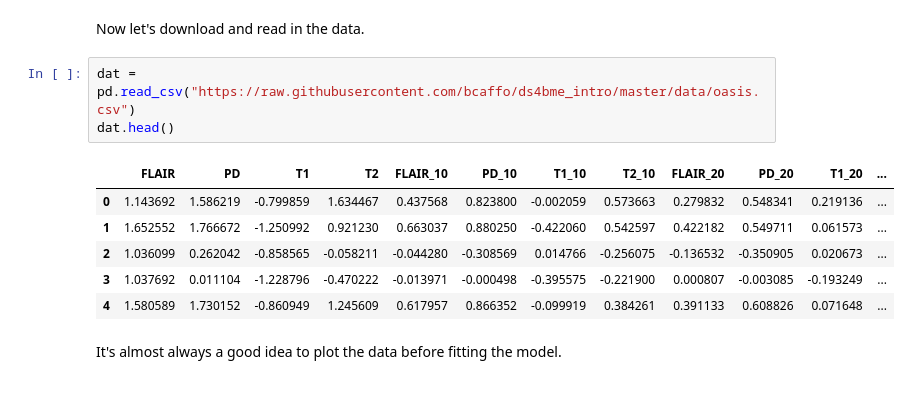
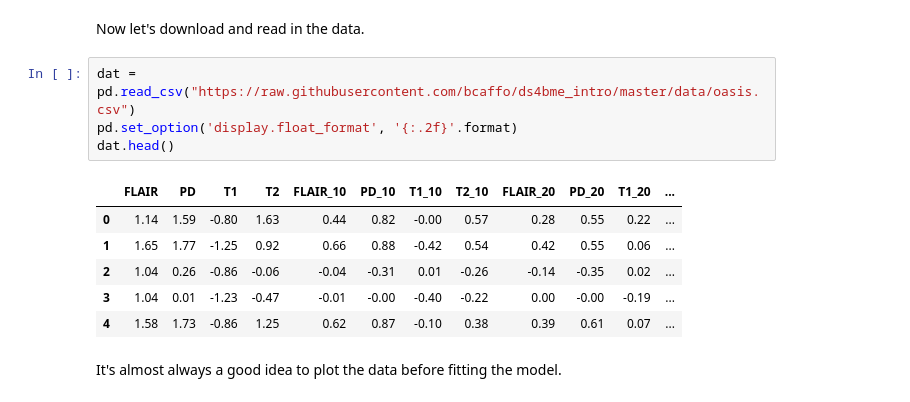
Before and after one commit to smart-stats/ds4bio_book, a Jupyter notebook: book/regression_through_the_origin.ipynb, the cells around one changed output. Drawn from its saved outputs; the diff is of its cells as text.

```diff
--- a/book/regression_through_the_origin.ipynb
+++ b/book/regression_through_the_origin.ipynb
@@ -40,14 +40,15 @@ import matplotlib.pyplot as plt
 Now let's download and read in the data.
 # %%
 dat = pd.read_csv("https://raw.githubusercontent.com/bcaffo/ds4bme_intro/master/data/oasis.csv")
+pd.set_option('display.float_format', '{:.2f}'.format)
 dat.head()
 # %% [output]
 |  | FLAIR | PD | T1 | T2 | FLAIR_10 | PD_10 | T1_10 | T2_10 | FLAIR_20 | PD_20 | T1_20 | ... |
-| 0 | 1.143692 | 1.586219 | -0.799859 | 1.634467 | 0.437568 | 0.823800 | -0.002059 | 0.573663 | 0.279832 | 0.548341 | 0.219136 | ... |
-| 1 | 1.652552 | 1.766672 | -1.250992 | 0.921230 | 0.663037 | 0.880250 | -0.422060 | 0.542597 | 0.422182 | 0.549711 | 0.061573 | ... |
-| 2 | 1.036099 | 0.262042 | -0.858565 | -0.058211 | -0.044280 | -0.308569 | 0.014766 | -0.256075 | -0.136532 | -0.350905 | 0.020673 | ... |
-| 3 | 1.037692 | 0.011104 | -1.228796 | -0.470222 | -0.013971 | -0.000498 | -0.395575 | -0.221900 | 0.000807 | -0.003085 | -0.193249 | ... |
-| 4 | 1.580589 | 1.730152 | -0.860949 | 1.245609 | 0.617957 | 0.866352 | -0.099919 | 0.384261 | 0.391133 | 0.608826 | 0.071648 | ... |
+| 0 | 1.14 | 1.59 | -0.80 | 1.63 | 0.44 | 0.82 | -0.00 | 0.57 | 0.28 | 0.55 | 0.22 | ... |
+| 1 | 1.65 | 1.77 | -1.25 | 0.92 | 0.66 | 0.88 | -0.42 | 0.54 | 0.42 | 0.55 | 0.06 | ... |
+| 2 | 1.04 | 0.26 | -0.86 | -0.06 | -0.04 | -0.31 | 0.01 | -0.26 | -0.14 | -0.35 | 0.02 | ... |
+| 3 | 1.04 | 0.01 | -1.23 | -0.47 | -0.01 | -0.00 | -0.40 | -0.22 | 0.00 | -0.00 | -0.19 | ... |
+| 4 | 1.58 | 1.73 | -0.86 | 1.25 | 0.62 | 0.87 | -0.10 | 0.38 | 0.39 | 0.61 | 0.07 | ... |
 # %% [markdown]
 It's almost always a good idea to plot the data before fitting the model.
 # %%
```
Also changed, not shown: 12 other files.
